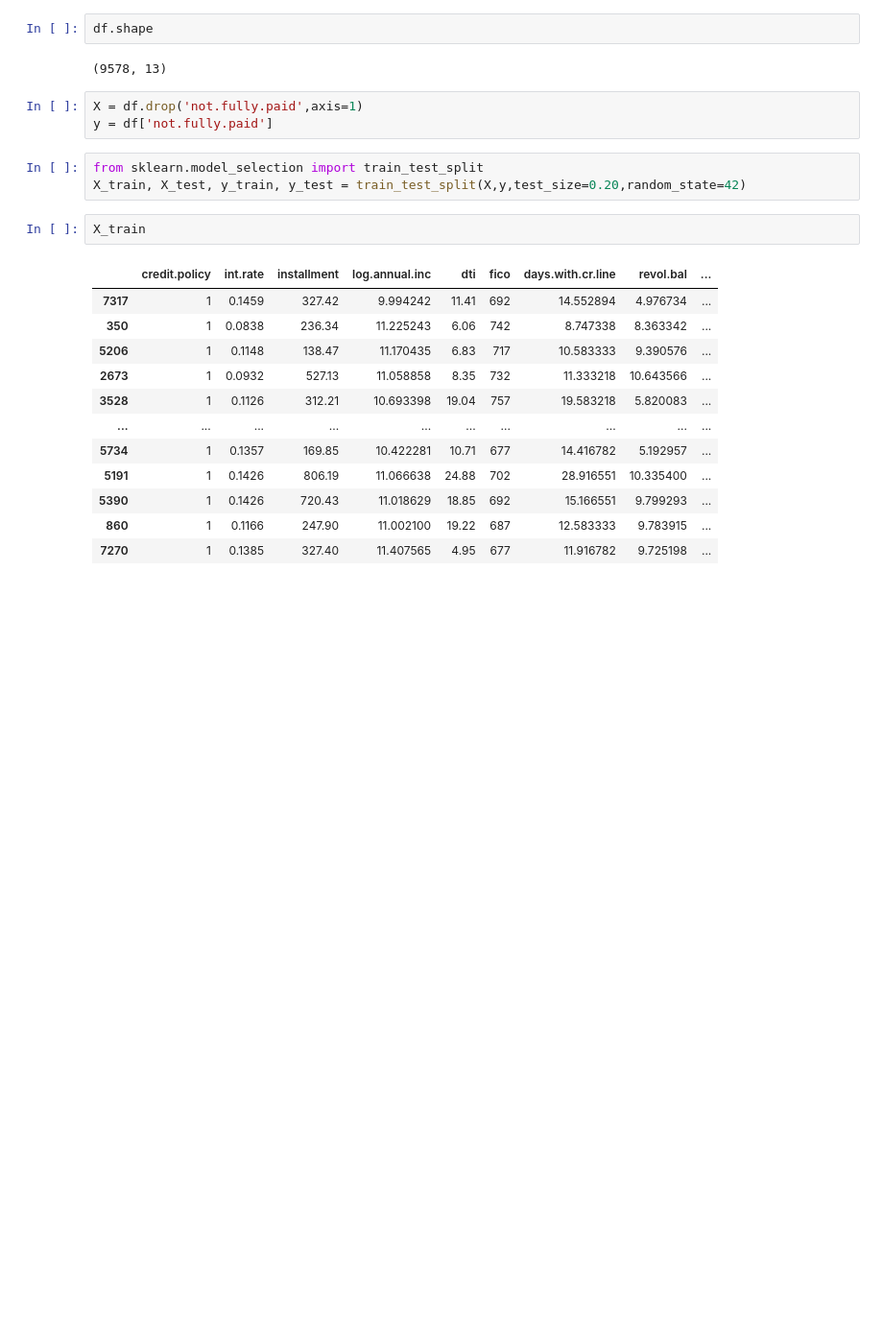
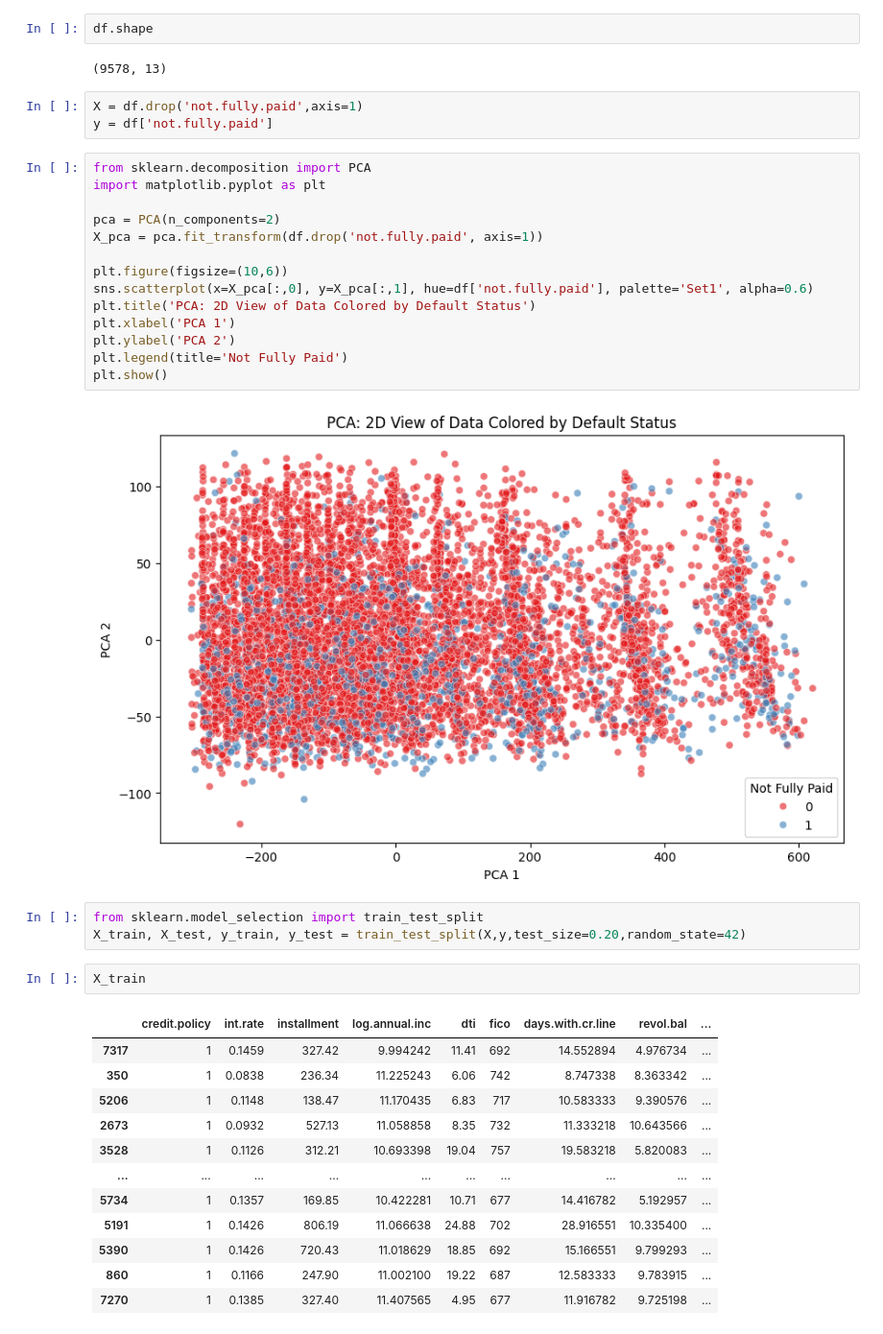
Before and after one commit to realyashsehgal/Loan-Default-Prediction, a Jupyter notebook: Loan-Prediction.ipynb, the cells around one changed output. Shown at 96% size. Saved outputs shown, nothing was run; the diff lists cells and outputs as text; blank space fills up the shorter version.

```diff
--- a/Loan-Prediction.ipynb
+++ b/Loan-Prediction.ipynb
@@ -203,6 +203,22 @@ df.shape
 # %%
 X = df.drop('not.fully.paid',axis=1)
 y = df['not.fully.paid']
+# %%
+from sklearn.decomposition import PCA
+import matplotlib.pyplot as plt
+
+pca = PCA(n_components=2)
+X_pca = pca.fit_transform(df.drop('not.fully.paid', axis=1))
+
+plt.figure(figsize=(10,6))
+sns.scatterplot(x=X_pca[:,0], y=X_pca[:,1], hue=df['not.fully.paid'], palette='Set1', alpha=0.6)
+plt.title('PCA: 2D View of Data Colored by Default Status')
+plt.xlabel('PCA 1')
+plt.ylabel('PCA 2')
+plt.legend(title='Not Fully Paid')
+plt.show()
+# %% [output]
+[figure, added]
 # %%
 from sklearn.model_selection import train_test_split
 X_train, X_test, y_train, y_test = train_test_split(X,y,test_size=0.20,random_state=42)
```
Also changed, not shown: parts of 2 cells of this notebook.
